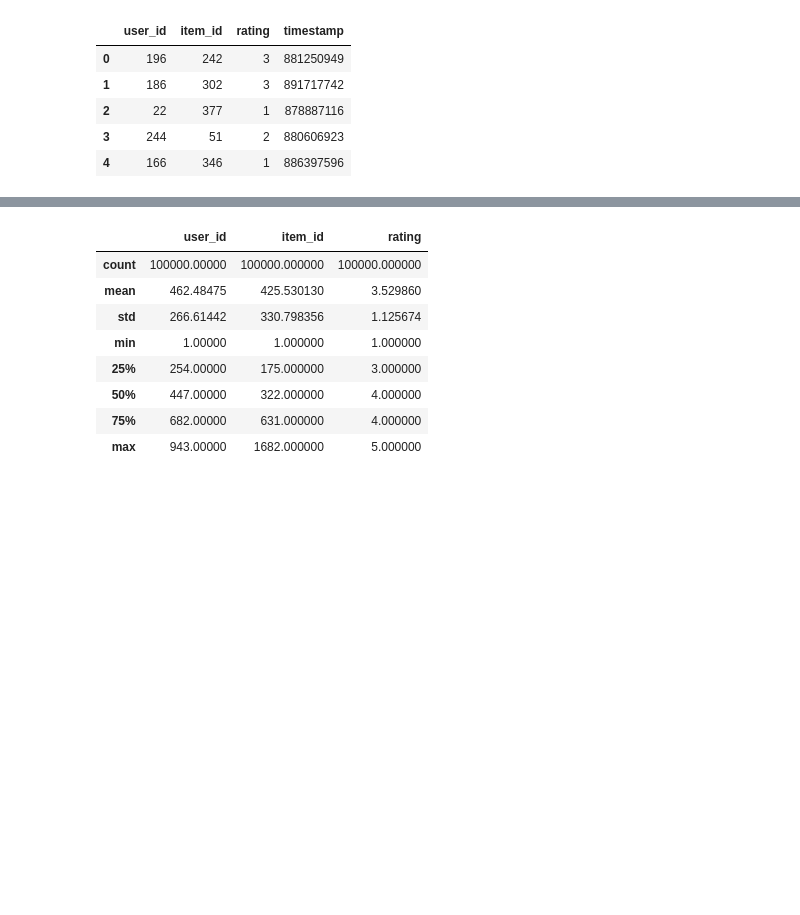
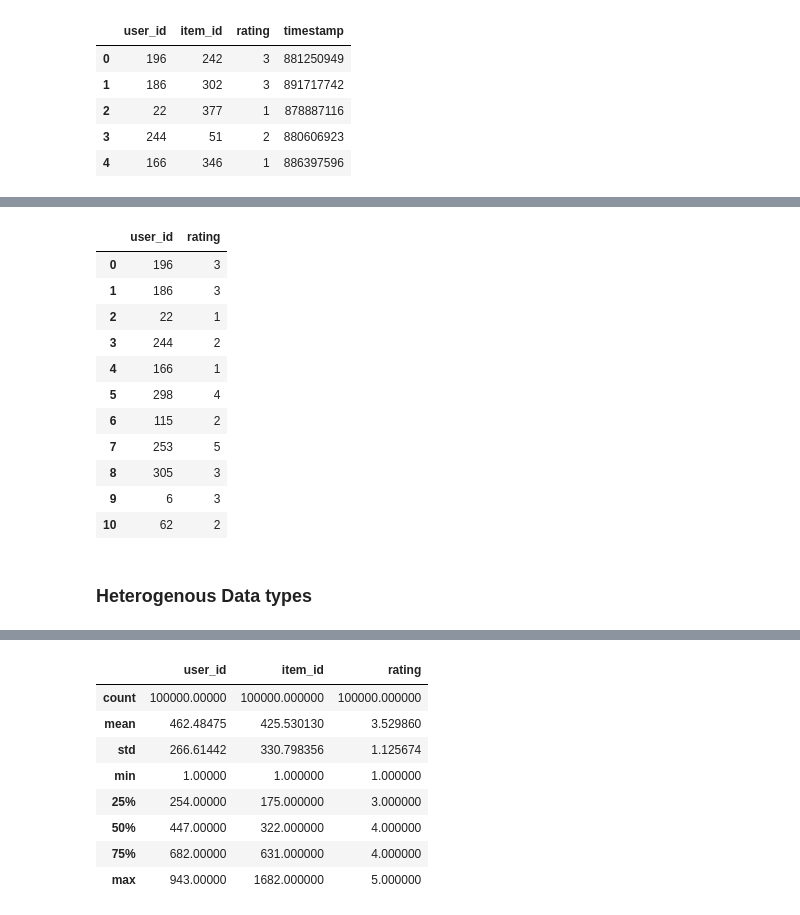
Before and after one commit to TomAugspurger/pyowa, a Jupyter notebook: MovieLens.ipynb, the cells around one changed output, grey strips where cells are left out. Cells and saved outputs as stored; diff of their text form; code cells hidden in the pictures; blank space fills up the shorter version.

```diff
--- a/MovieLens.ipynb
+++ b/MovieLens.ipynb
@@ -202 +226,18 @@ ratings.head()
+# %%
+ratings.loc[0:10, ['user_id', 'rating']]
+# %% [output]
+|  | user_id | rating |
+| 0 | 196 | 3 |
+| 1 | 186 | 3 |
+| 2 | 22 | 1 |
+| 3 | 244 | 2 |
+| 4 | 166 | 1 |
+| 5 | 298 | 4 |
+| 6 | 115 | 2 |
+| 7 | 253 | 5 |
+| 8 | 305 | 3 |
+| 9 | 6 | 3 |
+| 10 | 62 | 2 |
+# %% [markdown]
+### Heterogenous Data types
 # %%
```
Also changed, not shown: parts of 22 cells of this notebook, 2 other files.
